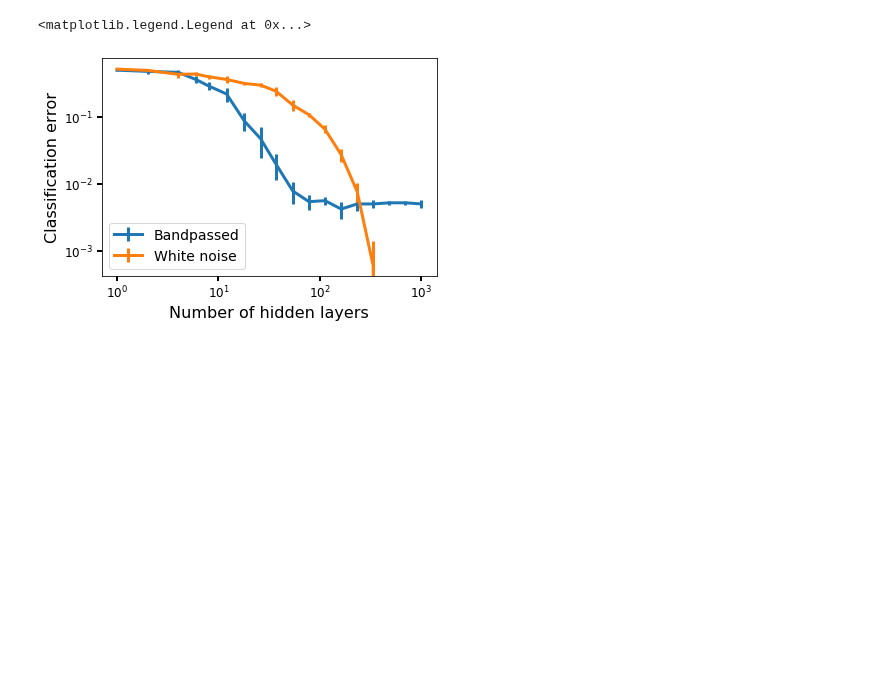
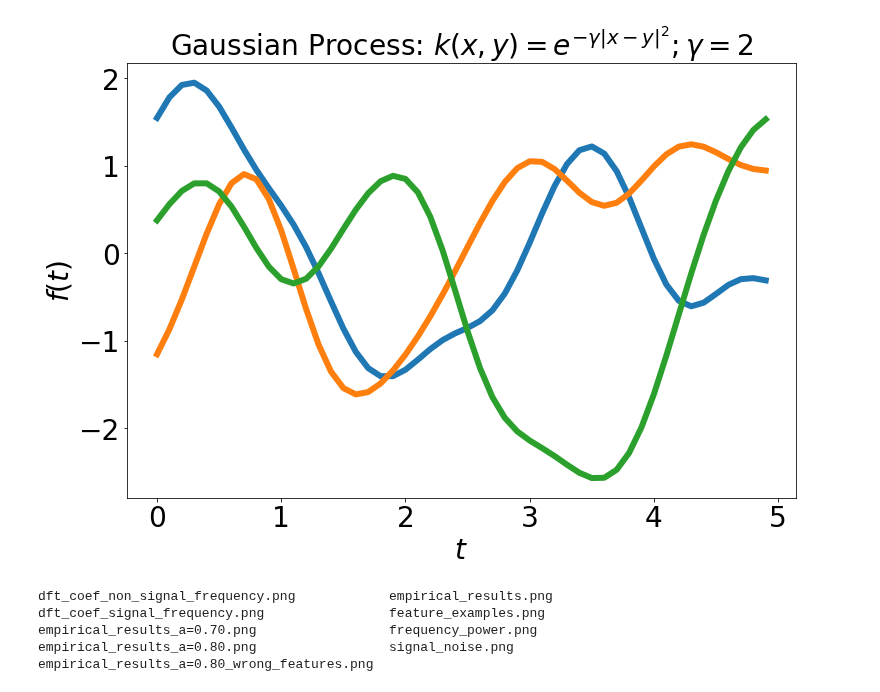
Before and after one commit to BruntonUWBio/structured-random-features, a Jupyter notebook: lab_meeting_06_02_2020.ipynb, the cells around one changed output. Drawn from its saved outputs; the diff is of its cells as text; code cells hidden in the pictures; blank space fills up the shorter version.

```diff
--- a/lab_meeting_06_02_2020.ipynb
+++ b/lab_meeting_06_02_2020.ipynb
@@ -91,18 +79,16 @@ Wall time: 44.3 s
 mean_err_bp, std_err_bp = np.mean(results['bandpass_dft'], axis=1), np.std(results['bandpass_dft'], axis=1)
 mean_err_wn, std_err_wn = np.mean(results['white noise'], axis=1), np.std(results['white noise'], axis=1)
 # %%
-fig = plt.figure()
+fig = plt.figure(figsize=(8, 6))
 ax = fig.add_subplot(111)
 ax.errorbar(n_features, mean_err_bp, yerr=std_err_bp, fmt='-', label='Bandpassed',  markersize=4, lw=3)
 ax.errorbar(n_features, mean_err_wn, yerr=std_err_wn, fmt='-', label='White noise',
             markersize=4, lw=3)
-ax.set_xscale('log')
-ax.set_yscale('log')
-plt.xlabel('Number of hidden layers', fontsize=16)
+# ax.set_yscale('log')
+plt.xlim([0, 200])
+plt.xlabel('Number of features', fontsize=16)
 plt.ylabel('Classification error', fontsize=16)
 ax.tick_params(axis = 'both', which = 'major', labelsize = 12, width=2, length=5)
 ax.tick_params(axis = 'both', which = 'minor', labelsize = 0, width=0)
-plt.legend(loc = 'lower left', fontsize=14)
+plt.legend(loc = 'upper right', fontsize=16)
+plt.savefig('figures/lab_meeting/empirical_results_a=%0.2f.png' % a)
-# %% [output]
-<matplotlib.legend.Legend at 0x...>
-[figure, removed]
@@ -112,0 +131,39 @@ mean_err_wn
+# %%
+import numpy as np
+import numpy.linalg as la
+import matplotlib.pyplot as plt
+from scipy.spatial.distance import pdist, squareform
+
+# sampling a gaussian process
+gamma = 2
+t = np.arange(0, 5, 0.1).reshape(-1, 1)
+K = squareform(pdist(t, 'sqeuclidean'))
+K = np.exp(- gamma * K )
+
+# cholesky
+L = np.linalg.cholesky(K + 1e-15*np.eye(len(t)))
+
+# generate a sequence of normal variables
+eta = np.random.standard_normal(size=(len(t), 3))
+
+gp = np.dot(L, eta)
+
+# plot
+fig = plt.figure(figsize=(12, 8))
+plt.title(r'Gaussian Process: $k(x, y) = e^{-\gamma \|x - y \|^2}; \gamma=%d$' % gamma, fontsize=28)
+plt.plot(t, gp, lw=6)
+plt.xlabel(r'$t$', fontsize=28)
+plt.ylabel(r'$f(t)$', fontsize=28)
+plt.xticks(fontsize=28)
+plt.yticks(fontsize=28)
+plt.savefig('figures/lab_meeting/gaussian_process.png')
+# %% [output]
+[figure, added]
+# %%
+ls figures/lab_meeting/
+# %% [output]
+dft_coef_non_signal_frequency.png            empirical_results.png
+dft_coef_signal_frequency.png                feature_examples.png
+empirical_results_a=0.70.png                 frequency_power.png
+empirical_results_a=0.80.png                 signal_noise.png
+empirical_results_a=0.80_wrong_features.png
```
Also changed, not shown: parts of 11 cells of this notebook, 3 other files.
